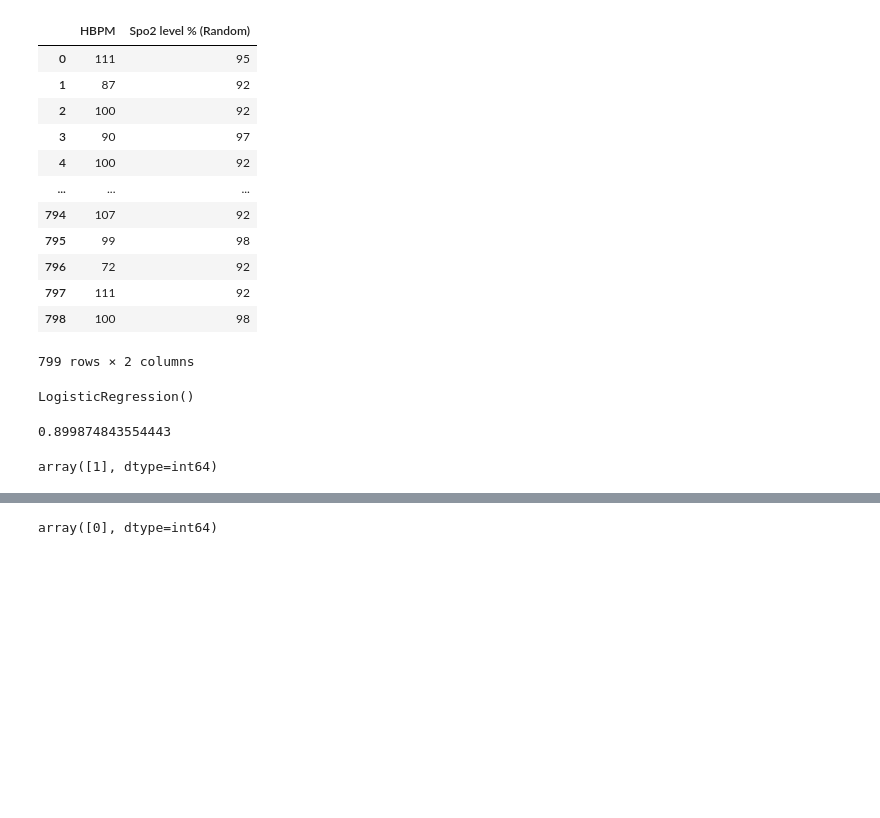
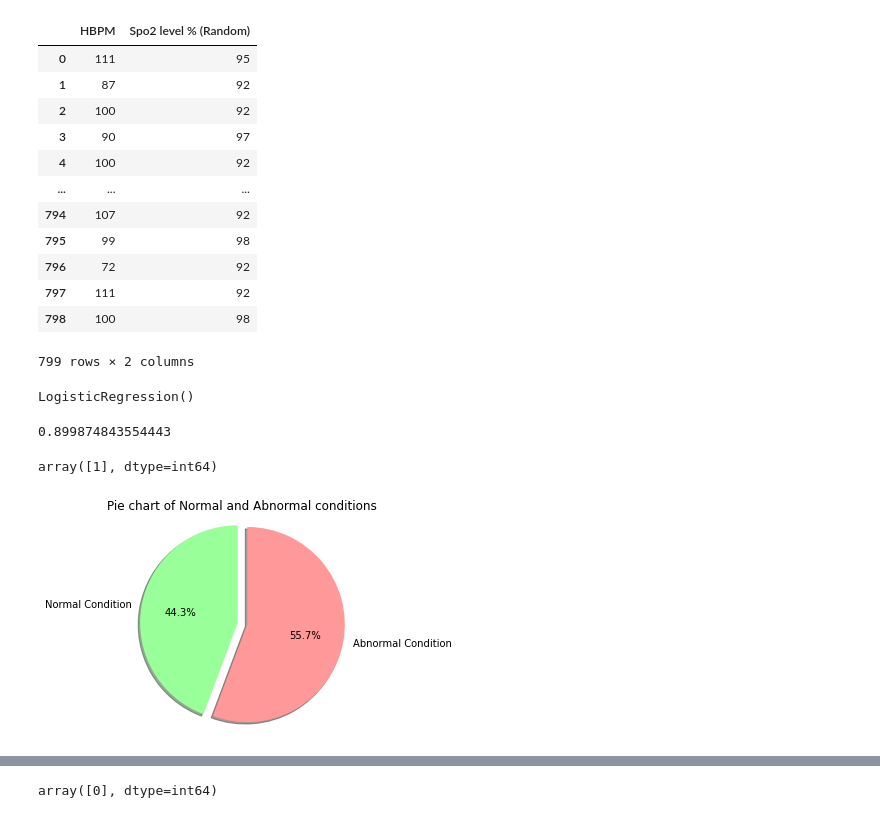
Before and after one commit to Ravi-Byahut/Machine_Learning_Healthcare, a Jupyter notebook: level1.ipynb, the cells around one changed output, grey strips where cells are left out. Drawn from its saved outputs; the diff is of its cells as text; code cells hidden in the pictures; blank space fills up the shorter version.

```diff
--- a/level1.ipynb
+++ b/level1.ipynb
@@ -131,5 +131,22 @@ m2.predict([[75,97]])
 # %% [output]
 array([1], dtype=int64)
+# %%
+import matplotlib.pyplot as plt
+normal_count = df['Normal Condition'].value_counts()[0]
+abnormal_count = df['Normal Condition'].value_counts()[1]
+
+# Create a pie chart
+labels = ['Normal Condition', 'Abnormal Condition']
+sizes = [normal_count, abnormal_count]
+colors = ['#99ff99','#ff9999']
+explode = (0, 0.1)
+fig1, ax1 = plt.subplots()
+ax1.pie(sizes, explode=explode, labels=labels, colors=colors, autopct='%1.1f%%', shadow=True, startangle=90)
+ax1.axis('equal')
+plt.title('Pie chart of Normal and Abnormal conditions')
+plt.show()
+# %% [output]
+[figure, added]
 # %%
 y_pred=m2.predict(x_test)
 # %%
```
Also changed, not shown: parts of 6 cells of this notebook.
